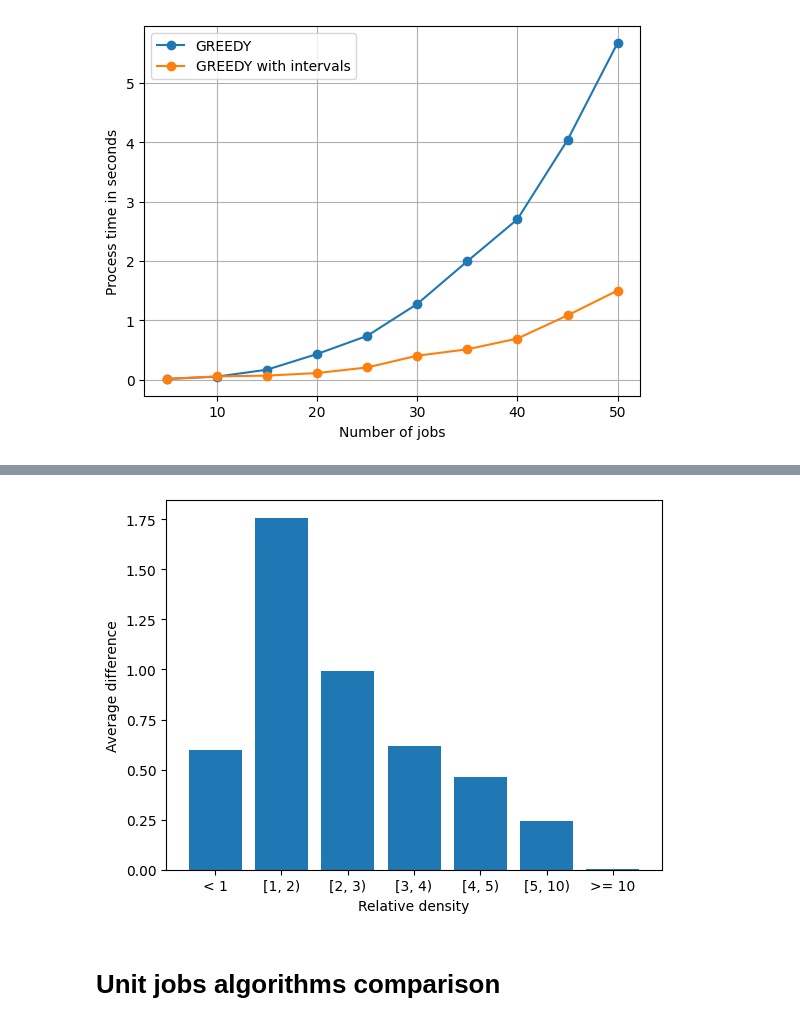
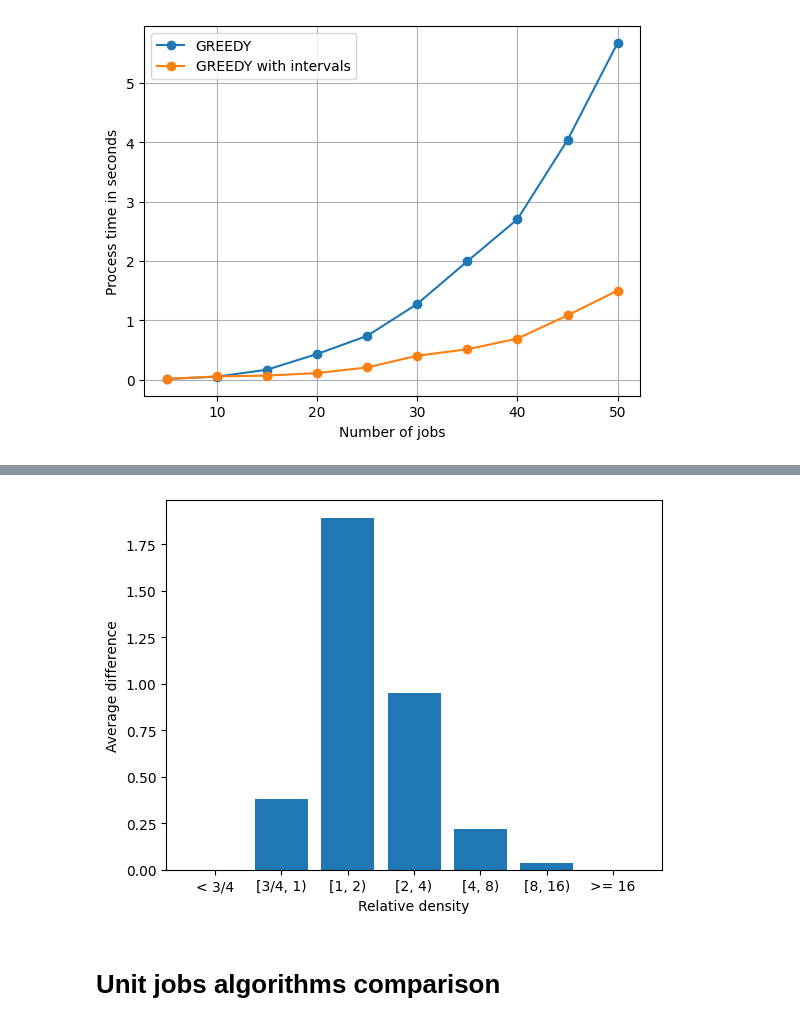
Before and after one commit to nikita-kostin/active-time-scheduling, a Jupyter notebook: comparison.ipynb, the cells around one changed output, grey strips where cells are left out. Saved outputs shown, nothing was run; the diff lists cells and outputs as text; code cells hidden in the pictures.

Commit message:
Regenerate accuracy tests to improve the relative density plot

```diff
--- a/comparison.ipynb
+++ b/comparison.ipynb
@@ -275,45 +272,45 @@ def get_average_density(job_pool: AbstractJobPool) -> float:
 # %%
 data = {}
 
 for i in range(len(approx_accur_testcases)):
     max_concurrency, testcase = approx_accur_testcases[i]
     relative_density = get_average_density(testcase) / max_concurrency
 
     difference = greedy_ans[i] - greedy_density_first_ans[i]
 
-    if relative_density < 1:
-        data.setdefault('< 1', [])
-        data['< 1'].append(difference)
+    if relative_density < 3/4:
+        data.setdefault('< 3/4', [])
+        data['< 3/4'].append(difference)
+    elif relative_density < 1:
+        data.setdefault('[3/4, 1)', [])
+        data['[3/4, 1)'].append(difference)
     elif relative_density < 2:
         data.setdefault('[1, 2)', [])
         data['[1, 2)'].append(difference)
-    elif relative_density < 3:
-        data.setdefault('[2, 3)', [])
-        data['[2, 3)'].append(difference)
     elif relative_density < 4:
-        data.setdefault('[3, 4)', [])
-        data['[3, 4)'].append(difference)
-    elif relative_density < 5:
-        data.setdefault('[4, 5)', [])
-        data['[4, 5)'].append(difference)
-    elif relative_density < 10:
-        data.setdefault('[5, 10)', [])
-        data['[5, 10)'].append(difference)
+        data.setdefault('[2, 4)', [])
+        data['[2, 4)'].append(difference)
+    elif relative_density < 8:
+        data.setdefault('[4, 8)', [])
+        data['[4, 8)'].append(difference)
+    elif relative_density < 16:
+        data.setdefault('[8, 16)', [])
+        data['[8, 16)'].append(difference)
     else:
-        data.setdefault('>= 10', [])
-        data['>= 10'].append(difference)
+        data.setdefault('>= 16', [])
+        data['>= 16'].append(difference)
 
-x = ['< 1', '[1, 2)', '[2, 3)', '[3, 4)', '[4, 5)', '[5, 10)', '>= 10']
+x = ['< 3/4', '[3/4, 1)', '[1, 2)', '[2, 4)', '[4, 8)', '[8, 16)', '>= 16']
 y = [mean(data[e]) for e in x]
 
 plt.xlabel('Relative density')
 plt.ylabel('Average difference')
 
 plt.bar(x, y)
 
 plt.savefig('./figures/relative_density.png', bbox_inches='tight')
 # %% [output]
-[figure, old version]
+[figure, new version]
 # %% [markdown]
 # Unit jobs algorithms comparison
 # %%
```
Also changed, not shown: parts of 4 cells of this notebook.
